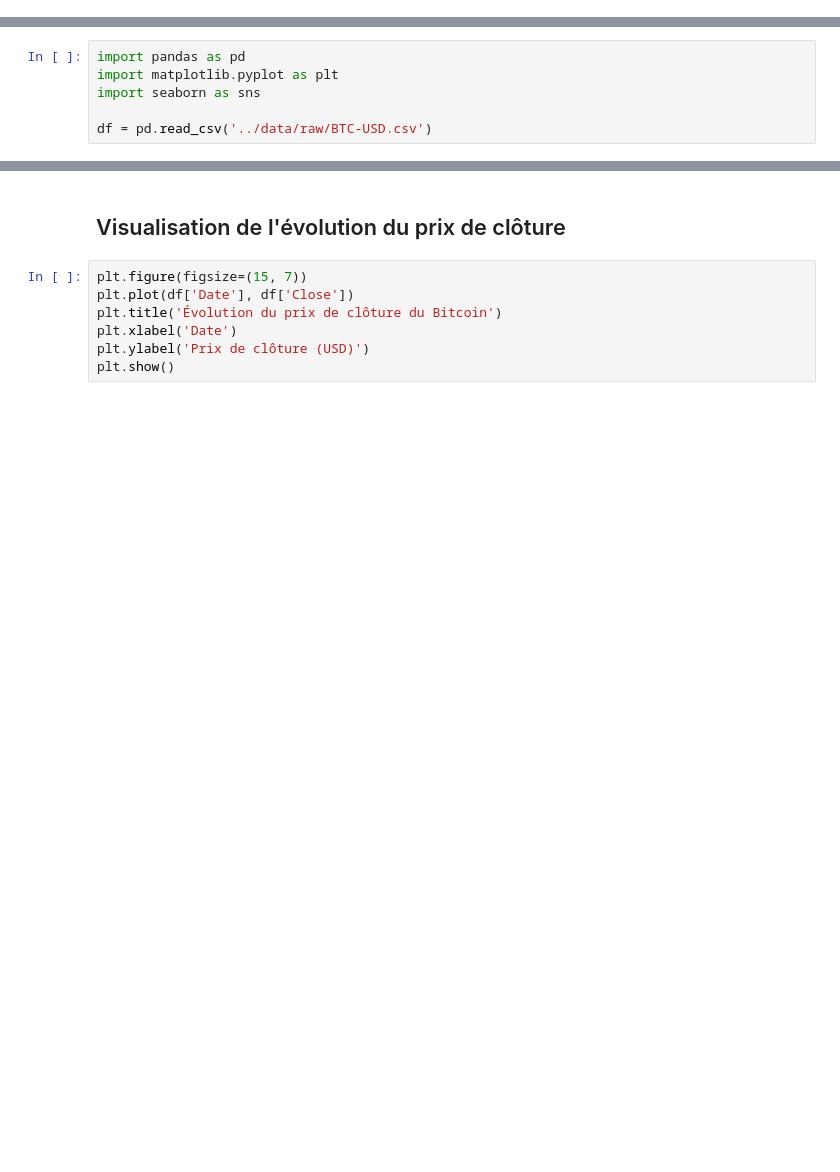
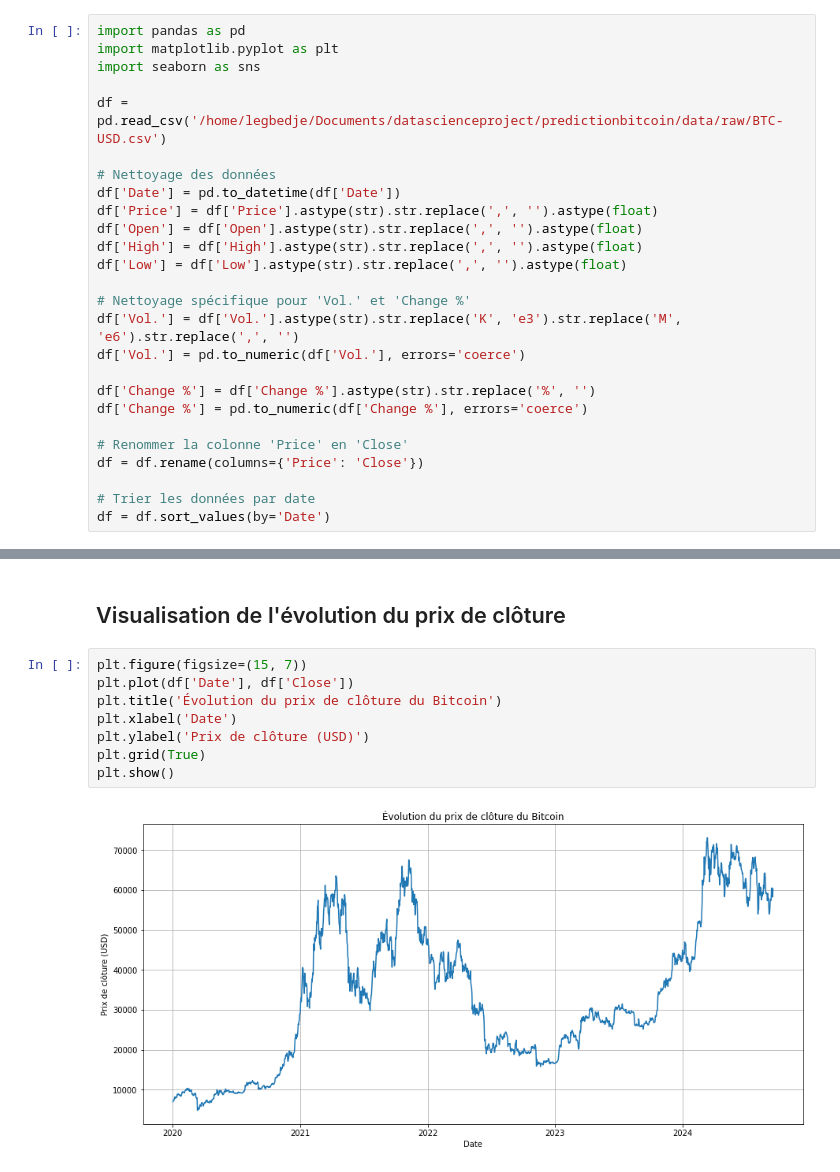
Before and after one commit to LEGBEDJE/Prediction-bitcoin, a Jupyter notebook: notebooks/data_exploration.ipynb, the cells around one changed output, grey strips where cells are left out. Drawn from its saved outputs; the diff is of its cells as text; blank space fills up the shorter version.

```diff
--- a/notebooks/data_exploration.ipynb
+++ b/notebooks/data_exploration.ipynb
@@ -1,12 +1,32 @@
 # %% [markdown]
 # Exploration des données du Bitcoin
+# %%
+import pandas as pd
+import matplotlib.pyplot as plt
+import seaborn as sns
+
+df = pd.read_csv('/home/legbedje/Documents/datascienceproject/predictionbitcoin/data/raw/BTC-USD.csv')
+
+# Nettoyage des données
+df['Date'] = pd.to_datetime(df['Date'])
+df['Price'] = df['Price'].astype(str).str.replace(',', '').astype(float)
+df['Open'] = df['Open'].astype(str).str.replace(',', '').astype(float)
+df['High'] = df['High'].astype(str).str.replace(',', '').astype(float)
+df['Low'] = df['Low'].astype(str).str.replace(',', '').astype(float)
+
+# Nettoyage spécifique pour 'Vol.' et 'Change %'
+df['Vol.'] = df['Vol.'].astype(str).str.replace('K', 'e3').str.replace('M', 'e6').str.replace(',', '')
+df['Vol.'] = pd.to_numeric(df['Vol.'], errors='coerce')
+
+df['Change %'] = df['Change %'].astype(str).str.replace('%', '')
+df['Change %'] = pd.to_numeric(df['Change %'], errors='coerce')
+
+# Renommer la colonne 'Price' en 'Close'
+df = df.rename(columns={'Price': 'Close'})
+
+# Trier les données par date
+df = df.sort_values(by='Date')
 # %% [markdown]
 ## Afficher les premières lignes
-# %%
-import pandas as pd
-import matplotlib.pyplot as plt
-import seaborn as sns
-
-df = pd.read_csv('../data/raw/BTC-USD.csv')
 # %%
 df.head()
@@ -23,7 +75,10 @@ df.describe()
 # %%
 plt.figure(figsize=(15, 7))
 plt.plot(df['Date'], df['Close'])
 plt.title('Évolution du prix de clôture du Bitcoin')
 plt.xlabel('Date')
 plt.ylabel('Prix de clôture (USD)')
+plt.grid(True)
 plt.show()
+# %% [output]
+[figure, added]
```
Also changed, not shown: parts of 3 cells of this notebook, 8 other files.
